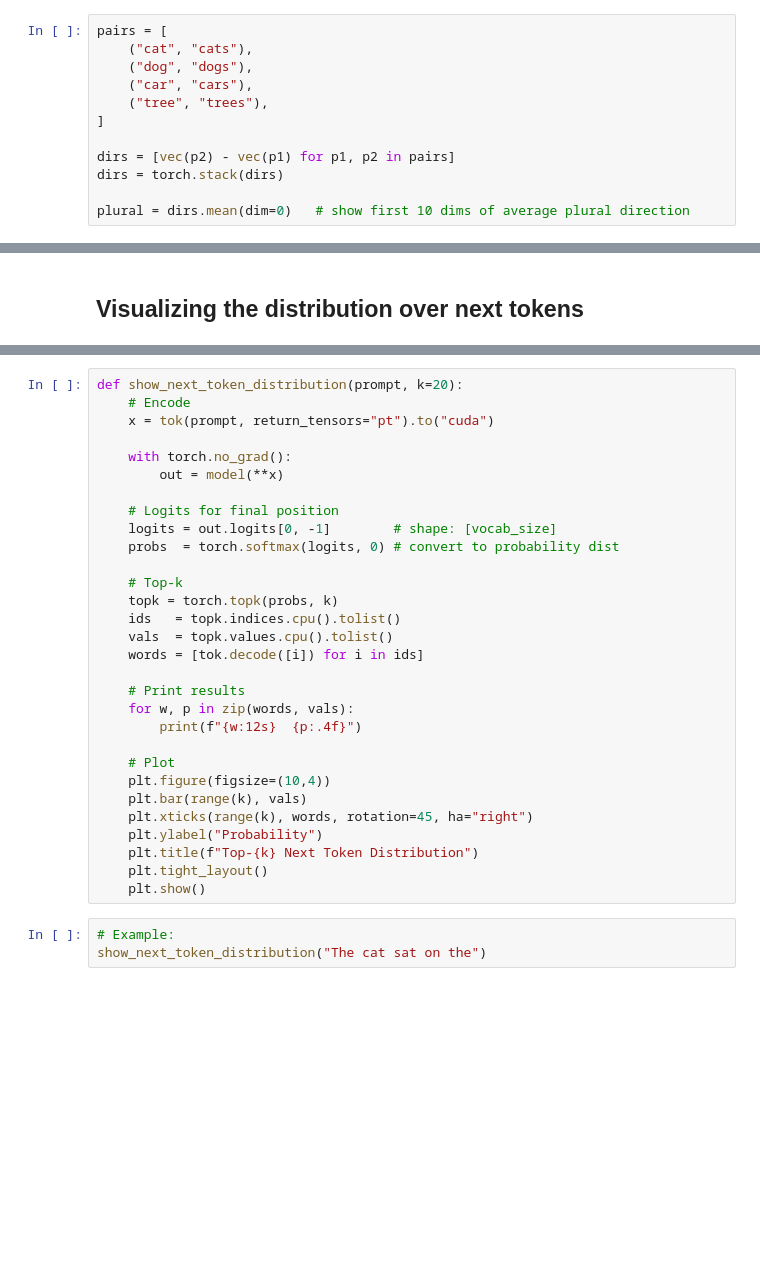
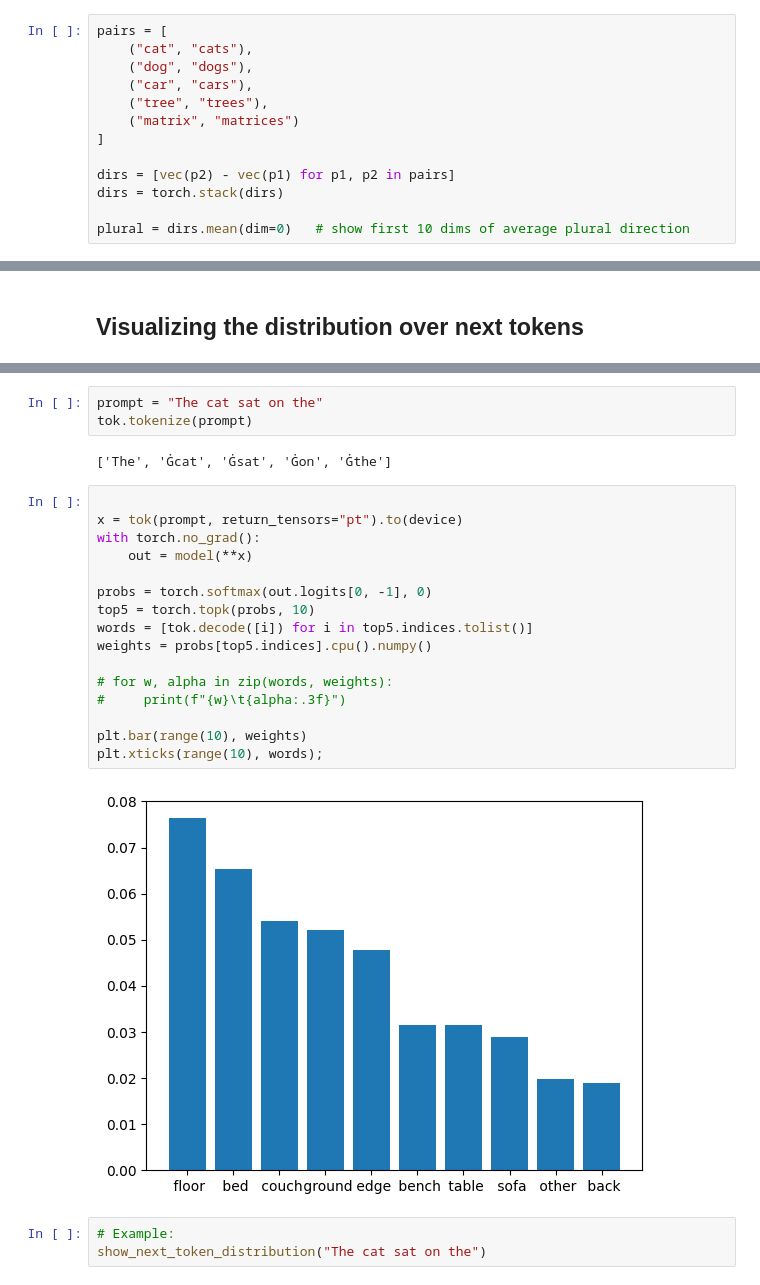
Before and after one commit to terhorst/stats507f25, a Jupyter notebook: notebooks/week13/transformer_experiments.ipynb, the cells around one changed output, grey strips where cells are left out. Cells and saved outputs as stored; diff of their text form; blank space fills up the shorter version.

```diff
--- a/notebooks/week13/transformer_experiments.ipynb
+++ b/notebooks/week13/transformer_experiments.ipynb
@@ -243,6 +352,7 @@ pairs = [
     ("dog", "dogs"),
     ("car", "cars"),
     ("tree", "trees"),
+    ("matrix", "matrices")
 ]
 
 dirs = [vec(p2) - vec(p1) for p1, p2 in pairs]
@@ -352,33 +556,26 @@ plt.show()
+# %%
+prompt = "The cat sat on the"
+tok.tokenize(prompt)
+# %% [output]
+['The', 'Ġcat', 'Ġsat', 'Ġon', 'Ġthe']
 # %%
-def show_next_token_distribution(prompt, k=20):
-    # Encode
-    x = tok(prompt, return_tensors="pt").to("cuda")
 
-    with torch.no_grad():
-        out = model(**x)
+x = tok(prompt, return_tensors="pt").to(device)
+with torch.no_grad():
+    out = model(**x)
 
-    # Logits for final position
-    logits = out.logits[0, -1]        # shape: [vocab_size]
-    probs  = torch.softmax(logits, 0) # convert to probability dist
+probs = torch.softmax(out.logits[0, -1], 0)
+top5 = torch.topk(probs, 10)
+words = [tok.decode([i]) for i in top5.indices.tolist()]
+weights = probs[top5.indices].cpu().numpy()
 
-    # Top-k
-    topk = torch.topk(probs, k)
-    ids   = topk.indices.cpu().tolist()
-    vals  = topk.values.cpu().tolist()
-    words = [tok.decode([i]) for i in ids]
+# for w, alpha in zip(words, weights):
+#     print(f"{w}\t{alpha:.3f}")
 
-    # Print results
-    for w, p in zip(words, vals):
-        print(f"{w:12s}  {p:.4f}")
-
-    # Plot
-    plt.figure(figsize=(10,4))
-    plt.bar(range(k), vals)
-    plt.xticks(range(k), words, rotation=45, ha="right")
-    plt.ylabel("Probability")
-    plt.title(f"Top-{k} Next Token Distribution")
-    plt.tight_layout()
-    plt.show()
+plt.bar(range(10), weights)
+plt.xticks(range(10), words);
+# %% [output]
+[figure, added]
 # %%
 # Example:
 show_next_token_distribution("The cat sat on the")
```
Also changed, not shown: parts of 28 cells of this notebook.
